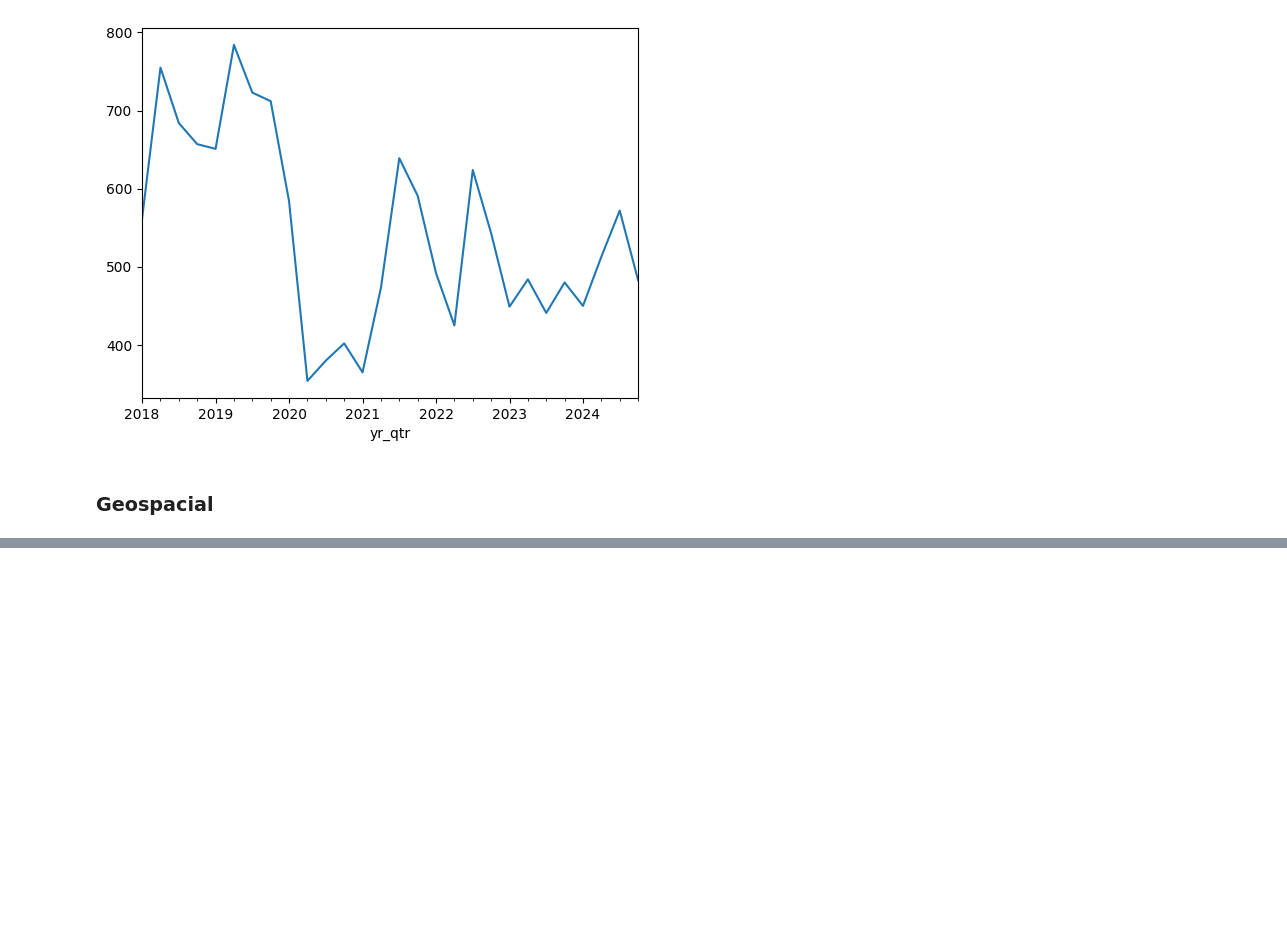
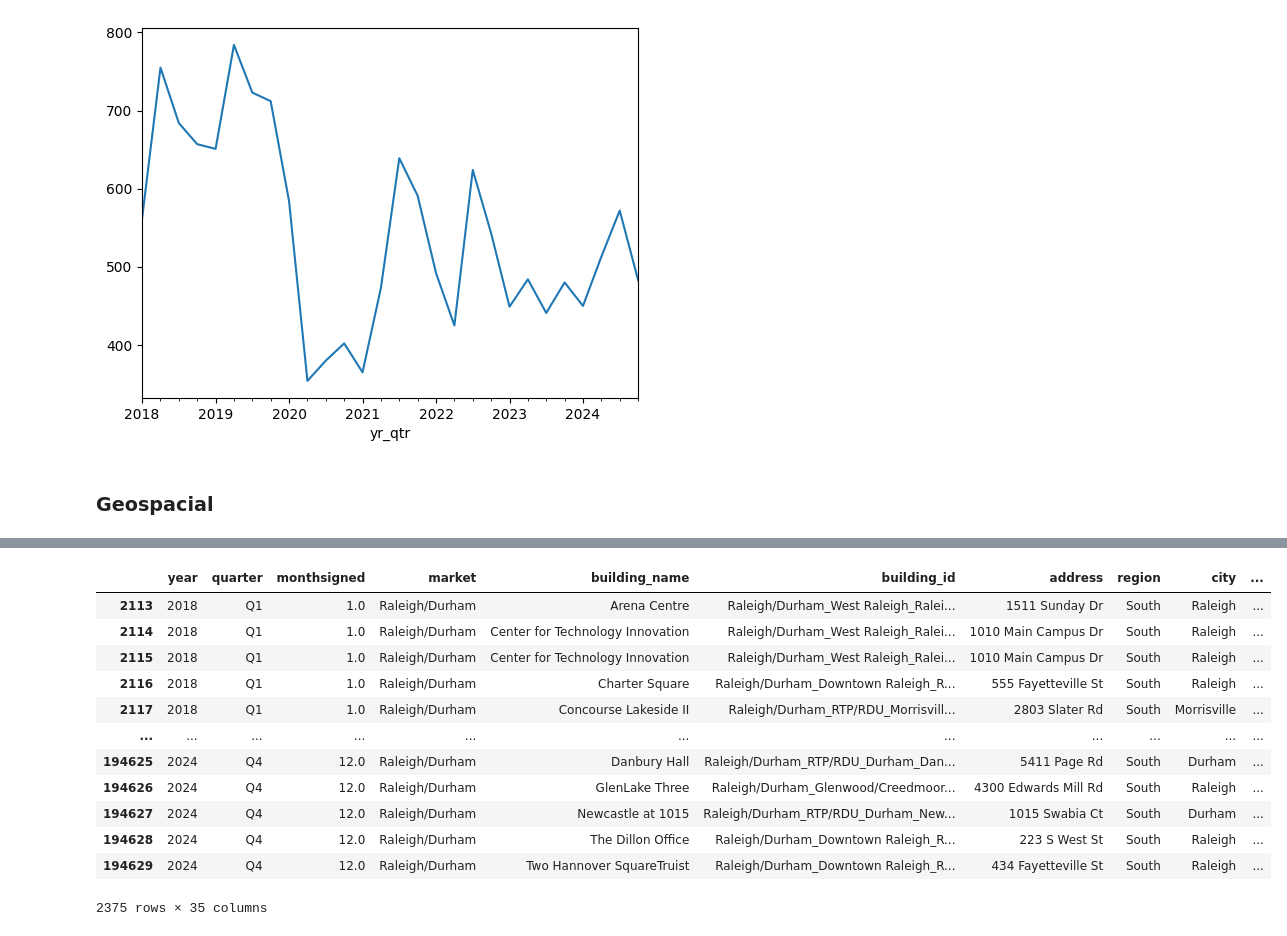
Before and after one commit to jacobbianchi/DartMonkeyDataFest, a Jupyter notebook: external_data/company_growth/eda.ipynb, the cells around one changed output, grey strips where cells are left out. Cells and saved outputs as stored; diff of their text form; code cells hidden in the pictures; blank space fills up the shorter version.

```diff
--- a/external_data/company_growth/eda.ipynb
+++ b/external_data/company_growth/eda.ipynb
@@ -156,0 +92,17 @@ m.save('dallas_addresses_map.html')
+# %%
+df["market"].unique()
+df[df["market"] == "Raleigh/Durham"]
+# %% [output]
+|  | year | quarter | monthsigned | market | building_name | building_id | address | region | city | ... |
+| 2113 | 2018 | Q1 | 1.0 | Raleigh/Durham | Arena Centre | Raleigh/Durham_West Raleigh_Ralei... | 1511 Sunday Dr | South | Raleigh | ... |
+| 2114 | 2018 | Q1 | 1.0 | Raleigh/Durham | Center for Technology Innovation | Raleigh/Durham_West Raleigh_Ralei... | 1010 Main Campus Dr | South | Raleigh | ... |
+| 2115 | 2018 | Q1 | 1.0 | Raleigh/Durham | Center for Technology Innovation | Raleigh/Durham_West Raleigh_Ralei... | 1010 Main Campus Dr | South | Raleigh | ... |
+| 2116 | 2018 | Q1 | 1.0 | Raleigh/Durham | Charter Square | Raleigh/Durham_Downtown Raleigh_R... | 555 Fayetteville St | South | Raleigh | ... |
+| 2117 | 2018 | Q1 | 1.0 | Raleigh/Durham | Concourse Lakeside II | Raleigh/Durham_RTP/RDU_Morrisvill... | 2803 Slater Rd | South | Morrisville | ... |
+| ... | ... | ... | ... | ... | ... | ... | ... | ... | ... | ... |
+| 194625 | 2024 | Q4 | 12.0 | Raleigh/Durham | Danbury Hall | Raleigh/Durham_RTP/RDU_Durham_Dan... | 5411 Page Rd | South | Durham | ... |
+| 194626 | 2024 | Q4 | 12.0 | Raleigh/Durham | GlenLake Three | Raleigh/Durham_Glenwood/Creedmoor... | 4300 Edwards Mill Rd | South | Raleigh | ... |
+| 194627 | 2024 | Q4 | 12.0 | Raleigh/Durham | Newcastle at 1015 | Raleigh/Durham_RTP/RDU_Durham_New... | 1015 Swabia Ct | South | Durham | ... |
+| 194628 | 2024 | Q4 | 12.0 | Raleigh/Durham | The Dillon Office | Raleigh/Durham_Downtown Raleigh_R... | 223 S West St | South | Raleigh | ... |
+| 194629 | 2024 | Q4 | 12.0 | Raleigh/Durham | Two Hannover SquareTruist | Raleigh/Durham_Downtown Raleigh_R... | 434 Fayetteville St | South | Raleigh | ... |
+2375 rows × 35 columns
```
Also changed, not shown: parts of 10 cells of this notebook, 2 other files.
